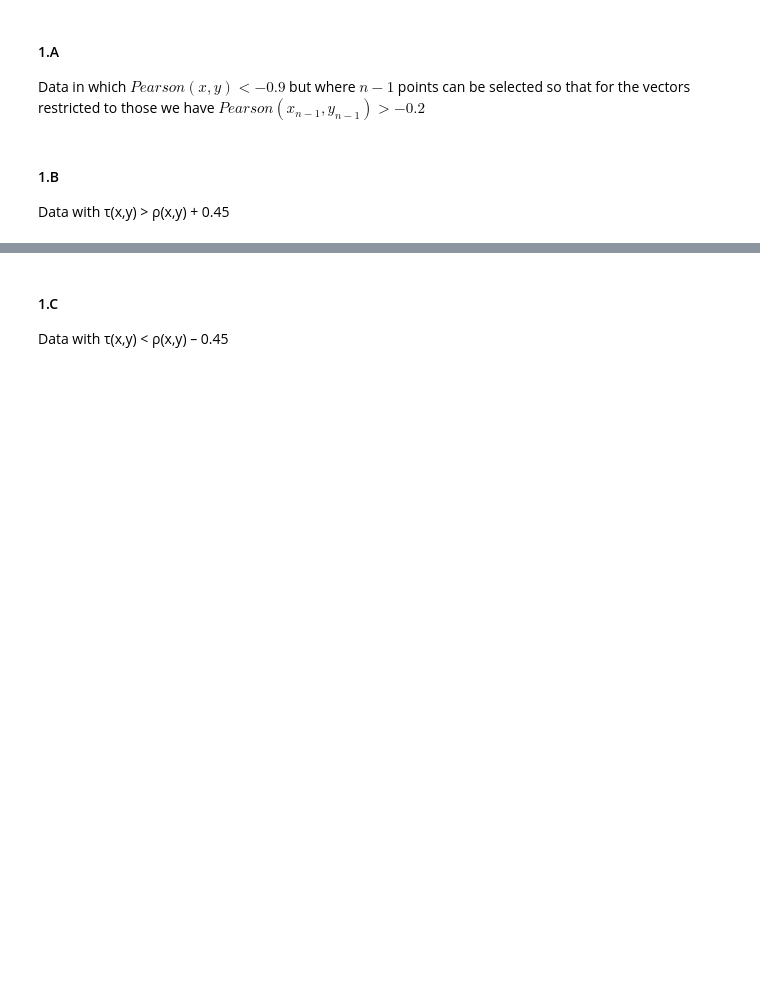
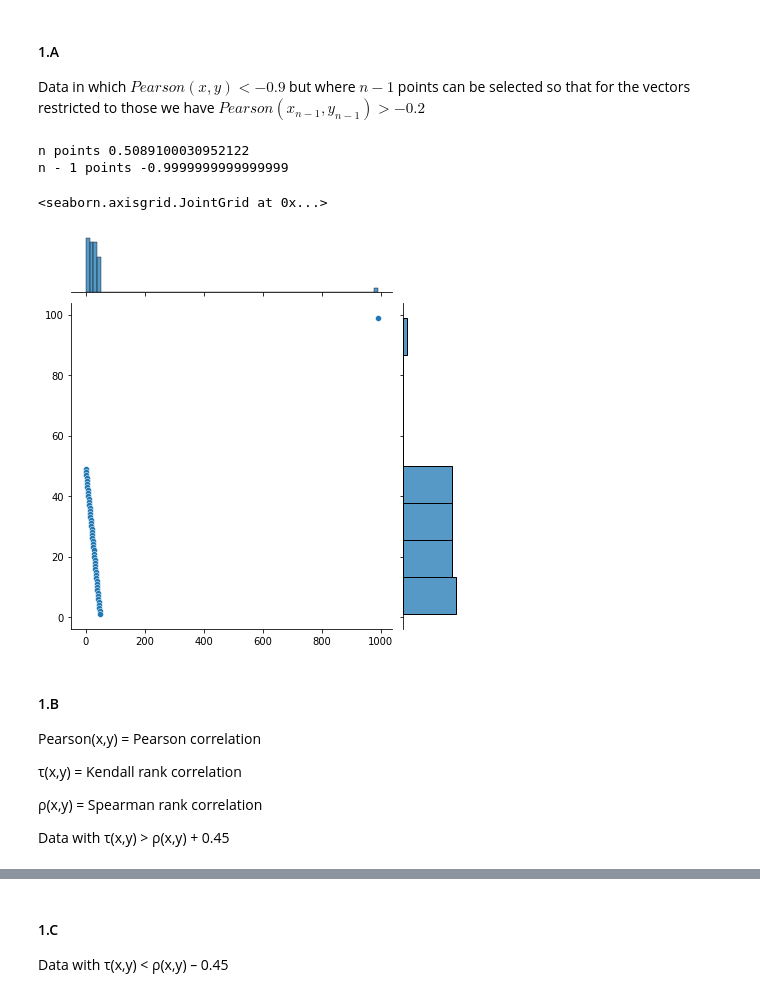
Before and after one commit to Alon-daniel/statistis, a Jupyter notebook: statistics/hw3/HW3_clean.ipynb, the cells around one changed output, grey strips where cells are left out. Saved outputs shown, nothing was run; the diff lists cells and outputs as text; code cells hidden in the pictures; blank space fills up the shorter version.

```diff
--- a/statistics/hw3/HW3_clean.ipynb
+++ b/statistics/hw3/HW3_clean.ipynb
@@ -28,3 +43,28 @@ Data in which  $Pearson(x,y) < -0.9$ but where $n-1$ points can be selected so t
+# %%
+
+X = np.arange(50)
+Y = np.flip(np.arange(50))
+X[49] = 990
+Y[49] = 99
+print('n points',np.corrcoef(X, Y)[0][1])
+print('n - 1 points',  np.corrcoef(X[:49], Y[:49])[0][1])
+
+
+# df = pd.DataFrame({'X':X, 'Y':Y})
+# df.plot('X', 'Y', kind='scatter')
+
+sns.jointplot(X, Y)
+# %% [output]
+n points 0.5089100030952122
+n - 1 points -0.9999999999999999
+<seaborn.axisgrid.JointGrid at 0x...>
+[figure, added]
 # %% [markdown]
 #### 1.B
+Pearson(x,y) = Pearson correlation
+
+τ(x,y) = Kendall rank correlation
+
+ρ(x,y) = Spearman rank correlation
+
 Data with τ(x,y) > ρ(x,y) + 0.45
```
Also changed, not shown: parts of 32 cells of this notebook, 2 other files.
